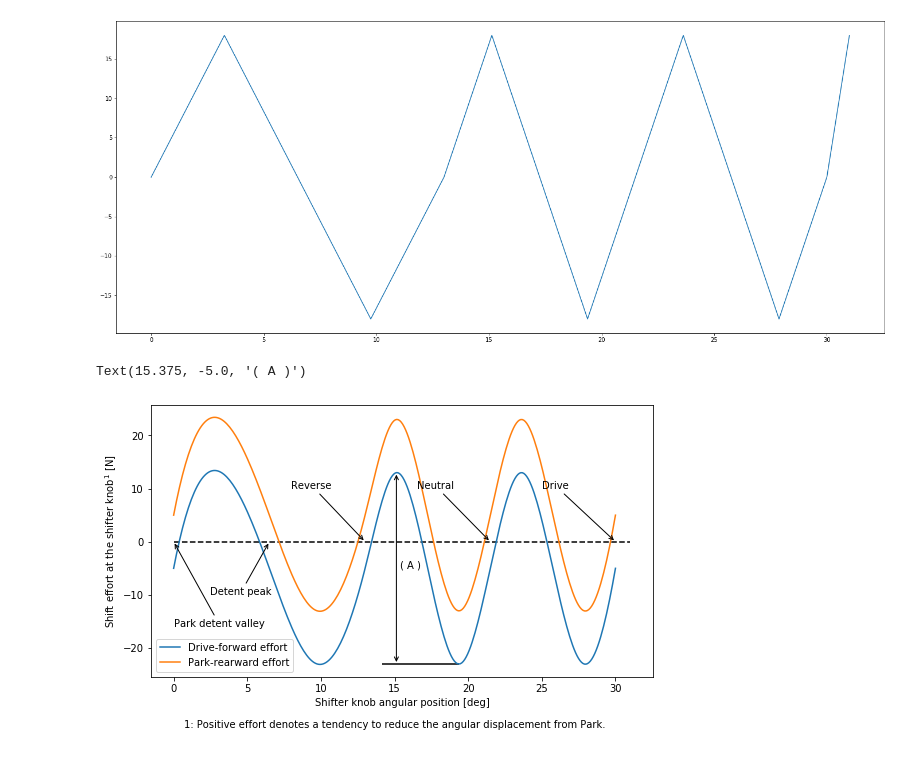
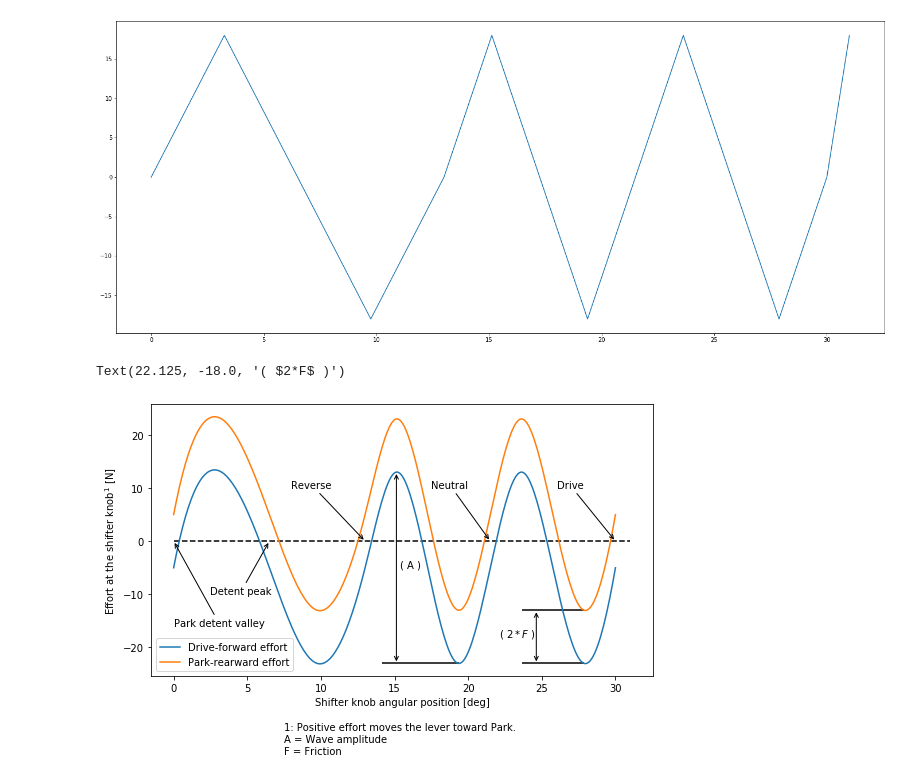
Before and after one commit to gmclapp/Work_library, a Jupyter notebook: Fore-aft effort.ipynb, the cells around one changed output. Cells and saved outputs as stored; diff of their text form; code cells hidden in the pictures.

```diff
--- a/Fore-aft effort.ipynb
+++ b/Fore-aft effort.ipynb
@@ -134,7 +134,7 @@ for y in effort_smooth:
     aft_effort.append(y-friction/2)
 
 fig2,ax2 = plt.subplots(1,1,figsize=(9,5))
-ax2.set_ylabel("Shift effort at the shifter knob$^1$ [N]")
+ax2.set_ylabel("Effort at the shifter knob$^1$ [N]")
 ax2.set_xlabel("Shifter knob angular position [deg]")
 #ax2.get_yaxis().set_ticks([])
 
@@ -158,36 +158,44 @@ ax2.annotate(s='Park detent valley',
             arrowprops=dict(arrowstyle='->'))
 
 ax2.annotate(s='Reverse',
             xy=(reverse_position,0),
             xytext=(reverse_position-5,10),
             arrowprops=dict(arrowstyle='->'))
 
 ax2.annotate(s='Neutral',
             xy=(neutral_position,0),
-            xytext=(neutral_position-5,10),
+            xytext=(neutral_position-4,10),
             arrowprops=dict(arrowstyle='->'))
 
 ax2.annotate(s='Drive',
             xy=(drive_position,0),
-            xytext=(drive_position-5,10),
+            xytext=(drive_position-4,10),
             arrowprops=dict(arrowstyle='->'))
 
 # Plot caption including footnote
-text = "1: Positive effort denotes a tendency to reduce the angular displacement from Park."
-ax2.text(15,-35,text, ha='center')
+text = "1: Positive effort moves the lever toward Park.\nA = Wave amplitude\nF = Friction"
+ax2.text(7.5,-40,text, ha='left')
 
 # Amplitude measurement annotation
 effort_max = Reverse_peak-friction/2
 effort_min = -1*Reverse_peak-friction/2
 ax2.annotate(s='',
             xy=(R_neg,effort_min),
             xytext=(R_neg,effort_max),
             arrowprops=dict(arrowstyle='<->'))
 ax2.hlines(effort_min,R_neg-1,R_pos)
 ax2.annotate(s='( A )',
              xy=(R_neg+0.25,((effort_max)+(effort_min))/2))
 
 # Friction measurement annotation
+ax2.hlines(effort_min, N_neg, N_pos)
+ax2.hlines(effort_min+friction,N_neg, N_pos)
+ax2.annotate(s='',
+            xy=(N_neg+1,effort_min),
+            xytext=(N_neg+1,effort_min+friction),
+            arrowprops=dict(arrowstyle='<->'))
+ax2.annotate(s='( $2*F$ )',
+            xy=(N_neg-1.5, effort_min+friction/2))
 # %% [output]
-Text(15.375, -5.0, '( A )')
+Text(22.125, -18.0, '( $2*F$ )')
-[figure, old version]
+[figure, new version]
```
Also changed, not shown: 2 other files.
